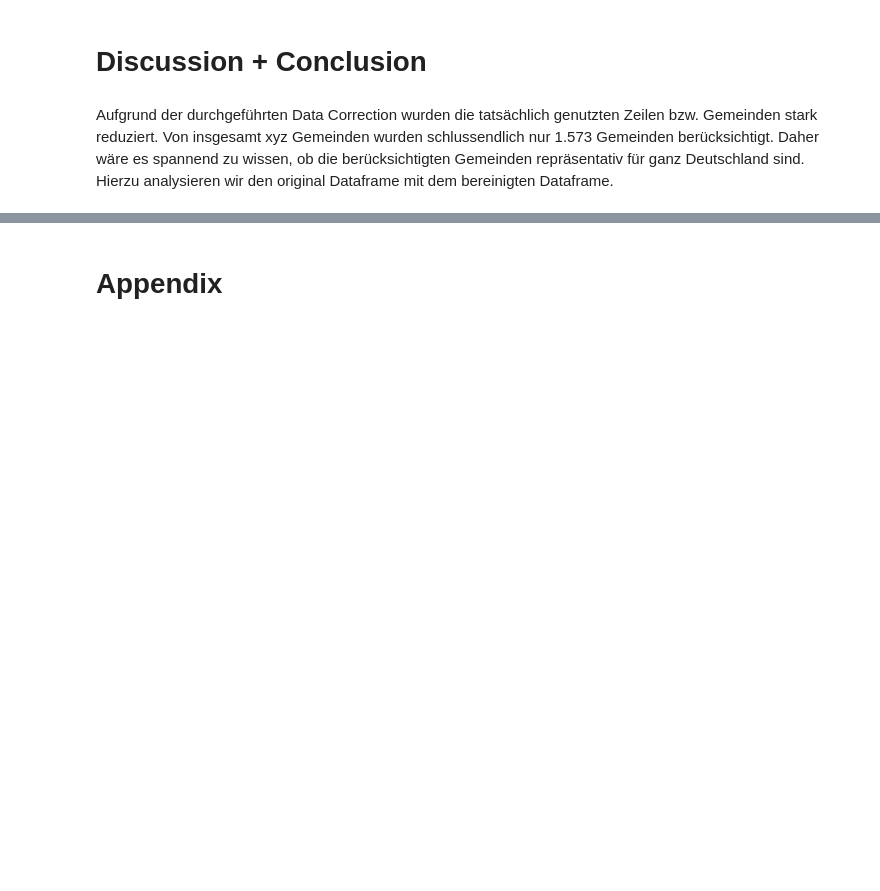
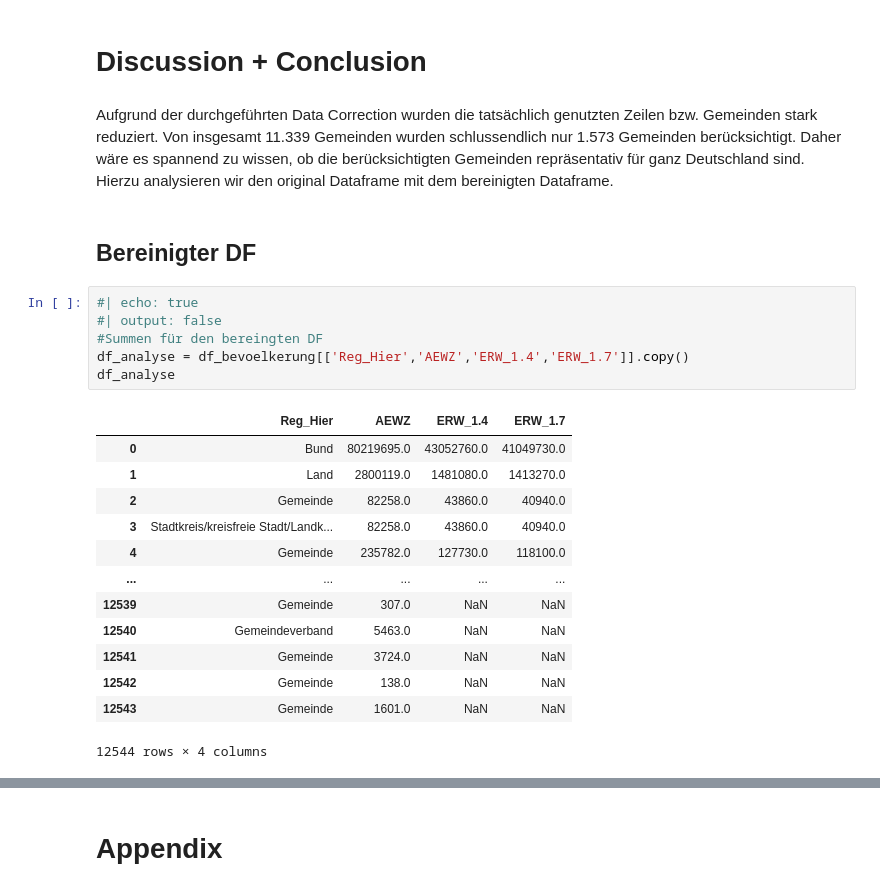
Before and after one commit to NicoHdM/ProjectHdM, a Jupyter notebook: reports/report.ipynb, the cells around one changed output, grey strips where cells are left out. Saved outputs shown, nothing was run; the diff lists cells and outputs as text; blank space fills up the shorter version.

Commit message:
Conclusion
- Vgl. Original DF vs. bereinigter DF
- Erkenntnisse  (überwiegend bevölkerungsreiche Gemeinden berücksichtigt) Repräsentativ?

```diff
--- a/reports/report.ipynb
+++ b/reports/report.ipynb
@@ -804,4 +812,26 @@ Folgende Herausforderungen gab es bei der Durchführung des Projekts:
 # %% [markdown]
 # Discussion + Conclusion
 # %% [markdown]
-Aufgrund der durchgeführten Data Correction wurden die tatsächlich genutzten Zeilen bzw. Gemeinden stark reduziert. Von insgesamt xyz Gemeinden wurden schlussendlich nur 1.573 Gemeinden berücksichtigt. Daher wäre es spannend zu wissen, ob die berücksichtigten Gemeinden repräsentativ für ganz Deutschland sind. Hierzu analysieren wir den original Dataframe mit dem bereinigten Dataframe.
+Aufgrund der durchgeführten Data Correction wurden die tatsächlich genutzten Zeilen bzw. Gemeinden stark reduziert. Von insgesamt 11.339 Gemeinden wurden schlussendlich nur 1.573 Gemeinden berücksichtigt. Daher wäre es spannend zu wissen, ob die berücksichtigten Gemeinden repräsentativ für ganz Deutschland sind. Hierzu analysieren wir den original Dataframe mit dem bereinigten Dataframe.
+# %% [markdown]
+## Bereinigter DF
+# %%
+#| echo: true
+#| output: false
+#Summen für den bereingten DF
+df_analyse = df_bevoelkerung[['Reg_Hier','AEWZ','ERW_1.4','ERW_1.7']].copy()
+df_analyse
+# %% [output]
+|  | Reg_Hier | AEWZ | ERW_1.4 | ERW_1.7 |
+| 0 | Bund | 80219695.0 | 43052760.0 | 41049730.0 |
+| 1 | Land | 2800119.0 | 1481080.0 | 1413270.0 |
+| 2 | Gemeinde | 82258.0 | 43860.0 | 40940.0 |
+| 3 | Stadtkreis/kreisfreie Stadt/Landk... | 82258.0 | 43860.0 | 40940.0 |
+| 4 | Gemeinde | 235782.0 | 127730.0 | 118100.0 |
+| ... | ... | ... | ... | ... |
+| 12539 | Gemeinde | 307.0 | NaN | NaN |
+| 12540 | Gemeindeverband | 5463.0 | NaN | NaN |
+| 12541 | Gemeinde | 3724.0 | NaN | NaN |
+| 12542 | Gemeinde | 138.0 | NaN | NaN |
+| 12543 | Gemeinde | 1601.0 | NaN | NaN |
+12544 rows × 4 columns
```
Also changed, not shown: parts of 12 cells of this notebook.
